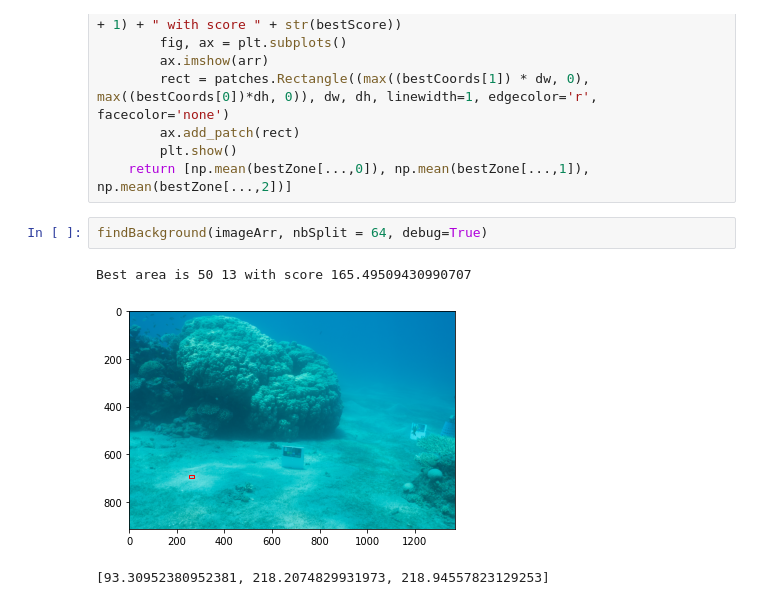
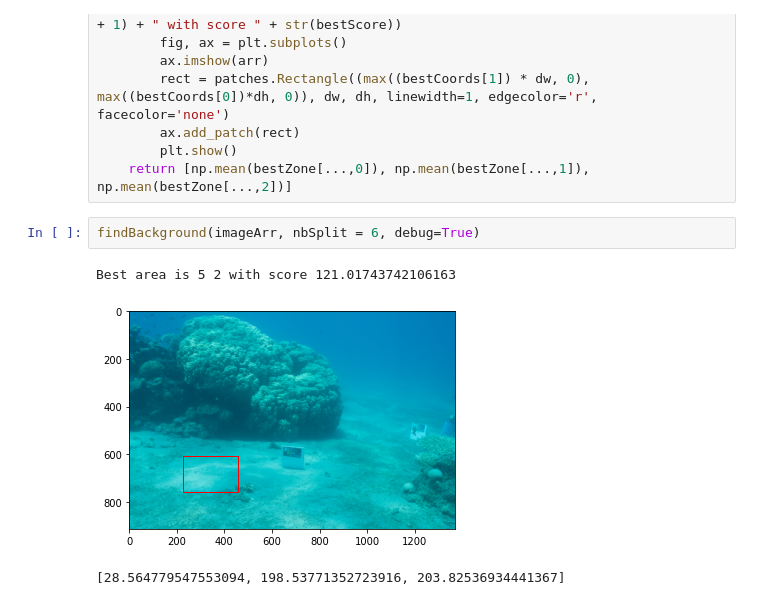
Before and after one commit to Nyacreeps/project-tifo, a Jupyter notebook: src/Test.ipynb, the cells around one changed output. Drawn from its saved outputs; the diff is of its cells as text.

```diff
--- a/src/Test.ipynb
+++ b/src/Test.ipynb
@@ -140,8 +140,8 @@ def findBackground(arr, nbSplit = 4, debug=False):
         plt.show()
     return [np.mean(bestZone[...,0]), np.mean(bestZone[...,1]), np.mean(bestZone[...,2])]
 # %%
-findBackground(imageArr, nbSplit = 64, debug=True)
+findBackground(imageArr, nbSplit = 6, debug=True)
 # %% [output]
-Best area is 50 13 with score 165.49509430990707
+Best area is 5 2 with score 121.01743742106163
-[figure, old version]
+[figure, new version]
-[93.30952380952381, 218.2074829931973, 218.94557823129253]
+[28.564779547553094, 198.53771352723916, 203.82536934441367]
```
Also changed, not shown: parts of 5 cells of this notebook.
